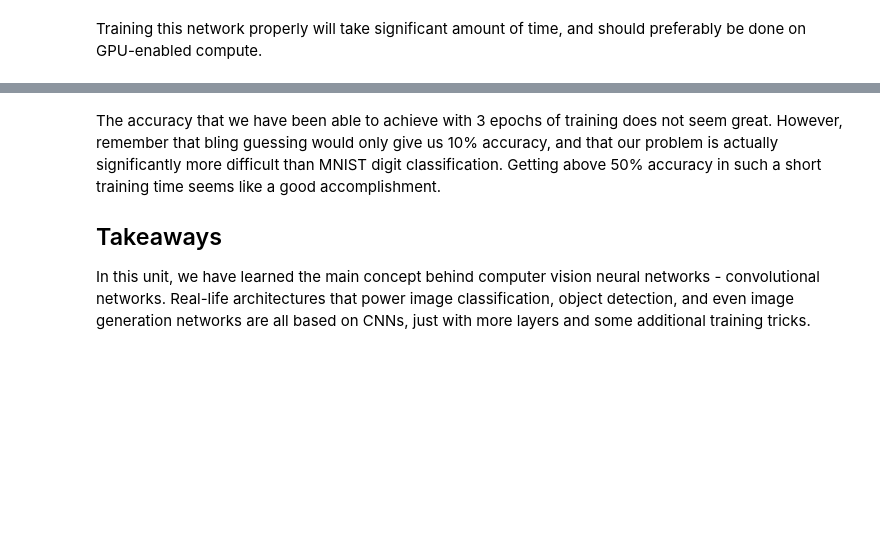
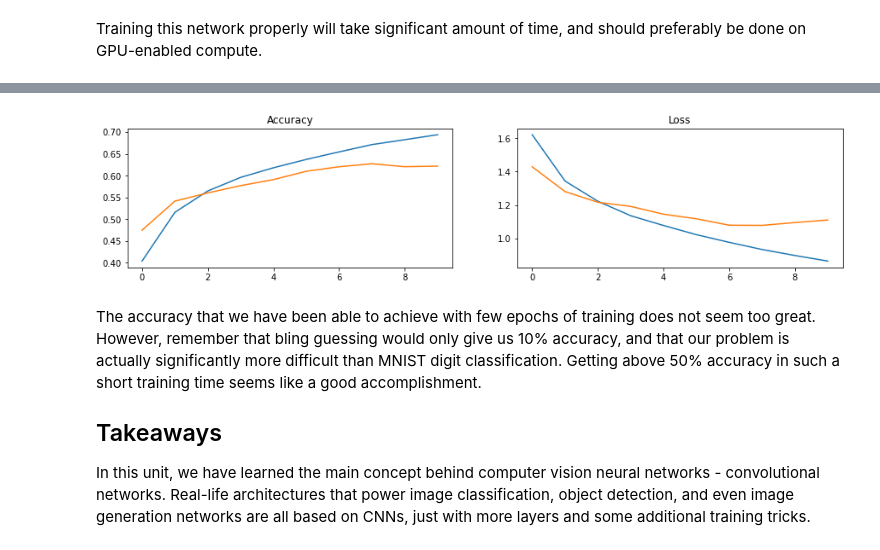
Before and after one commit to shwars/tffundamentals, a Jupyter notebook: computer-vision-tf/5-convolutional-networks.ipynb, the cells around one changed output, grey strips where cells are left out. Cells and saved outputs as stored; diff of their text form; code cells hidden in the pictures; blank space fills up the shorter version.

```diff
--- a/computer-vision-tf/5-convolutional-networks.ipynb
+++ b/computer-vision-tf/5-convolutional-networks.ipynb
@@ -265,0 +215,12 @@ Estimated Total Size (MB): 0.30
+# %%
+model = keras.models.Sequential([
+    keras.layers.Conv2D(filters = 6, kernel_size = 5, strides = 1, activation = 'relu', input_shape = (32,32,3)),
+    keras.layers.MaxPooling2D(pool_size = 2, strides = 2),
+    keras.layers.Conv2D(filters = 16, kernel_size = 5, strides = 1, activation = 'relu'),
+    keras.layers.MaxPooling2D(pool_size = 2, strides = 2),
+    keras.layers.Flatten(),
+    keras.layers.Dense(120, activation = 'relu'),
+    keras.layers.Dense(84, activation = 'relu'),
+    keras.layers.Dense(10, activation = 'softmax')])
+
+model.summary()
@@ -274,0 +247,3 @@ Epoch  2, Train acc=0.508, Val acc=0.522, Train loss=0.097, Val loss=0.094
+# %%
+model.compile(optimizer = 'adam', loss = 'sparse_categorical_crossentropy', metrics = ['acc'])
+hist = model.fit(x_train,y_train,validation_data=(x_test,y_test),epochs=10)
@@ -275,5 +271,9 @@ Epoch  2, Train acc=0.508, Val acc=0.522, Train loss=0.097, Val loss=0.094
+# %%
+plot_results(hist)
+# %% [output]
+[figure, added]
 # %% [markdown]
-The accuracy that we have been able to achieve with 3 epochs of training does not seem great. However, remember that bling guessing would only give us 10% accuracy, and that our problem is actually significantly more difficult than MNIST digit classification. Getting above 50% accuracy in such a short training time seems like a good accomplishment.
+The accuracy that we have been able to achieve with few epochs of training does not seem too great. However, remember that bling guessing would only give us 10% accuracy, and that our problem is actually significantly more difficult than MNIST digit classification. Getting above 50% accuracy in such a short training time seems like a good accomplishment.
 
 ## Takeaways
 
```
Also changed, not shown: parts of 13 cells of this notebook, 3 other files.
